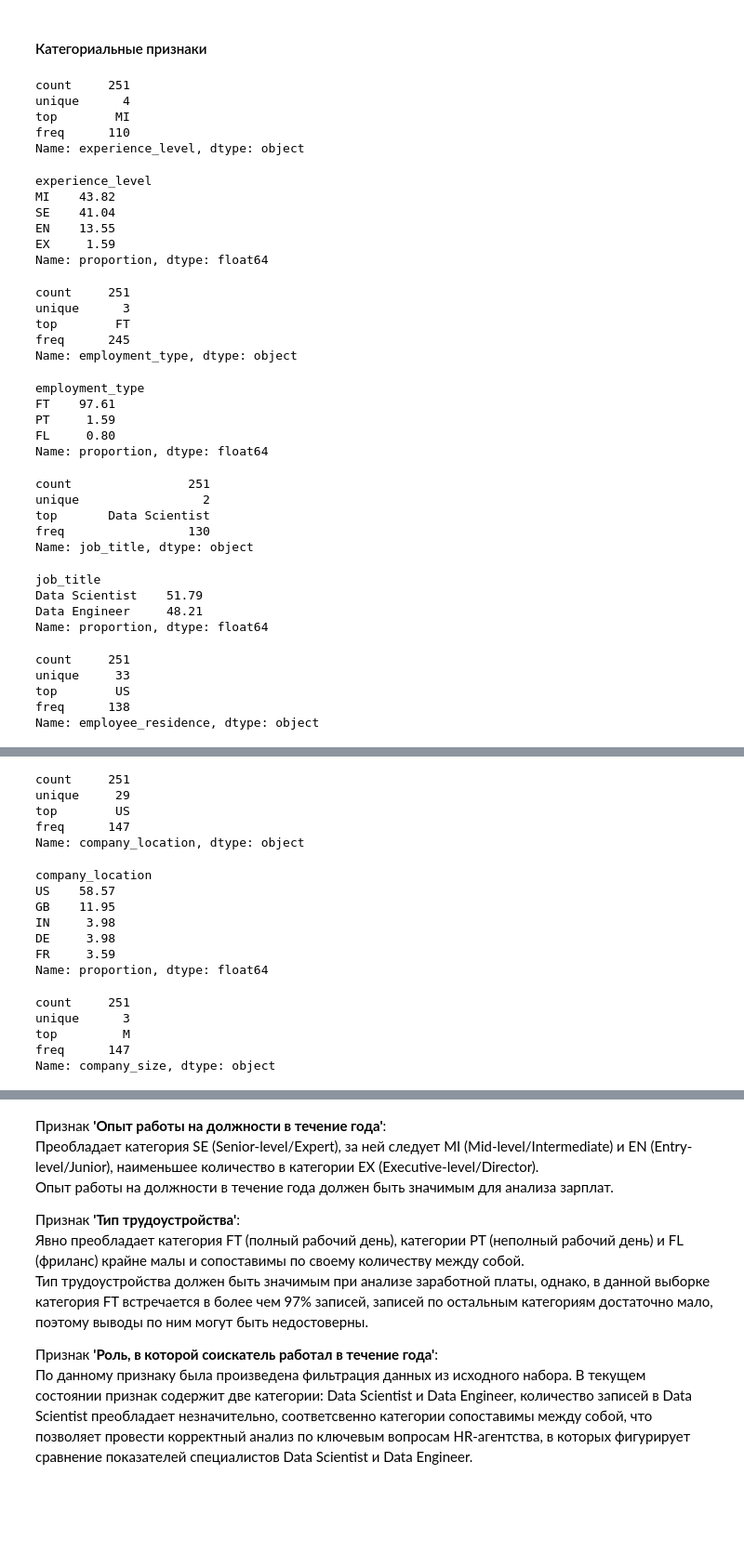
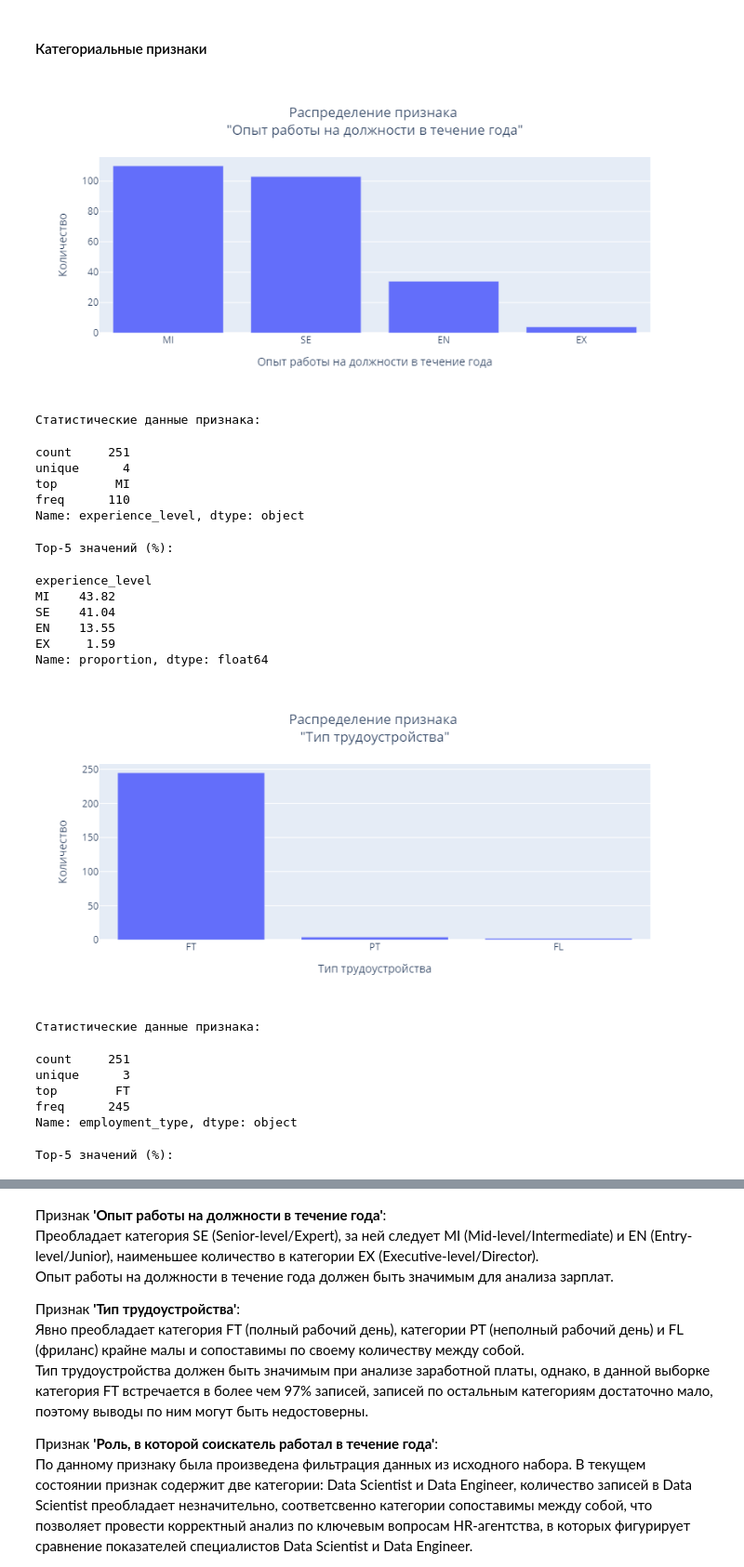
Before and after one commit to al-ogr/sf_data_science_hw, a Jupyter notebook: HW-03/HW-03.ipynb, the cells around one changed output, grey strips where cells are left out. Shown at 93% size. Drawn from its saved outputs; the diff is of its cells as text; code cells hidden in the pictures; blank space fills up the shorter version.

```diff
--- a/HW-03/HW-03.ipynb
+++ b/HW-03/HW-03.ipynb
@@ -296,55 +301,45 @@ Name: salary_in_usd, dtype: float64
 # %% [markdown]
 #### Категориальные признаки
 # %%
+# Построение баров распределения каждого категориального признака
 for col in df_ds_salaries_cleared.columns:
-    if df_ds_salaries_cleared[col].dtype == 'category':
+    if not pd.api.types.is_numeric_dtype(df_ds_salaries_cleared[col].dtype):
         # Инициализация полотна на два графика с общей осью X
         fig_col = go.Figure(data=go.Bar(x=df_ds_salaries_cleared[col].value_counts().index.astype(str),
                                         y=df_ds_salaries_cleared[col].value_counts()))
         # Размер полотна
         fig_col.update_layout(autosize = False, width = 850, height = 400)
         # Заголовок диаграммы
         fig_col.update_layout(title=f"Распределение признака <br>\"{dict_col_name_rus[col]}\"",
                               title_x=0.5, # Расположение посередине
                               xaxis_title=dict_col_name_rus[col], # Подпись Х
                               yaxis_title='Количество') # Подпись Y
-        fig_col.show()
+        fig_col.show('png')
 
+        print('Статистические данные признака:')
         display(df_ds_salaries_cleared[col].describe())
+        print('Top-5 значений (%):')
         display(df_ds_salaries_cleared[col].value_counts(normalize=True).head(5).round(4)*100)
 # %% [output]
+[figure, added]
-count     251
-unique      4
-top        MI
-freq      110
-Name: experience_level, dtype: object
+Статистические данные признака:
-experience_level
-MI    43.82
-SE    41.04
-EN    13.55
-EX     1.59
-Name: proportion, dtype: float64
+count     251
+unique      4
+top        MI
+freq      110
+Name: experience_level, dtype: object
-count     251
-unique      3
-top        FT
-freq      245
-Name: employment_type, dtype: object
+Top-5 значений (%):
-employment_type
-FT    97.61
-PT     1.59
-FL     0.80
+experience_level
+MI    43.82
+SE    41.04
+EN    13.55
+EX     1.59
 Name: proportion, dtype: float64
+[figure, added]
-count                251
-unique                 2
-top       Data Scientist
-freq                 130
-Name: job_title, dtype: object
+Статистические данные признака:
-job_title
-Data Scientist    51.79
-Data Engineer     48.21
-Name: proportion, dtype: float64
+count     251
+unique      3
+top        FT
+freq      245
+Name: employment_type, dtype: object
-count     251
-unique     33
-top        US
-freq      138
-Name: employee_residence, dtype: object
+Top-5 значений (%):
@@ -368,17 +353,0 @@ Name: proportion, dtype: float64
-count     251
-unique     29
-top        US
-freq      147
-Name: company_location, dtype: object
-company_location
-US    58.57
-GB    11.95
-IN     3.98
-DE     3.98
-FR     3.59
-Name: proportion, dtype: float64
-count     251
-unique      3
-top         M
-freq      147
-Name: company_size, dtype: object
```
Also changed, not shown: parts of 36 cells of this notebook.
